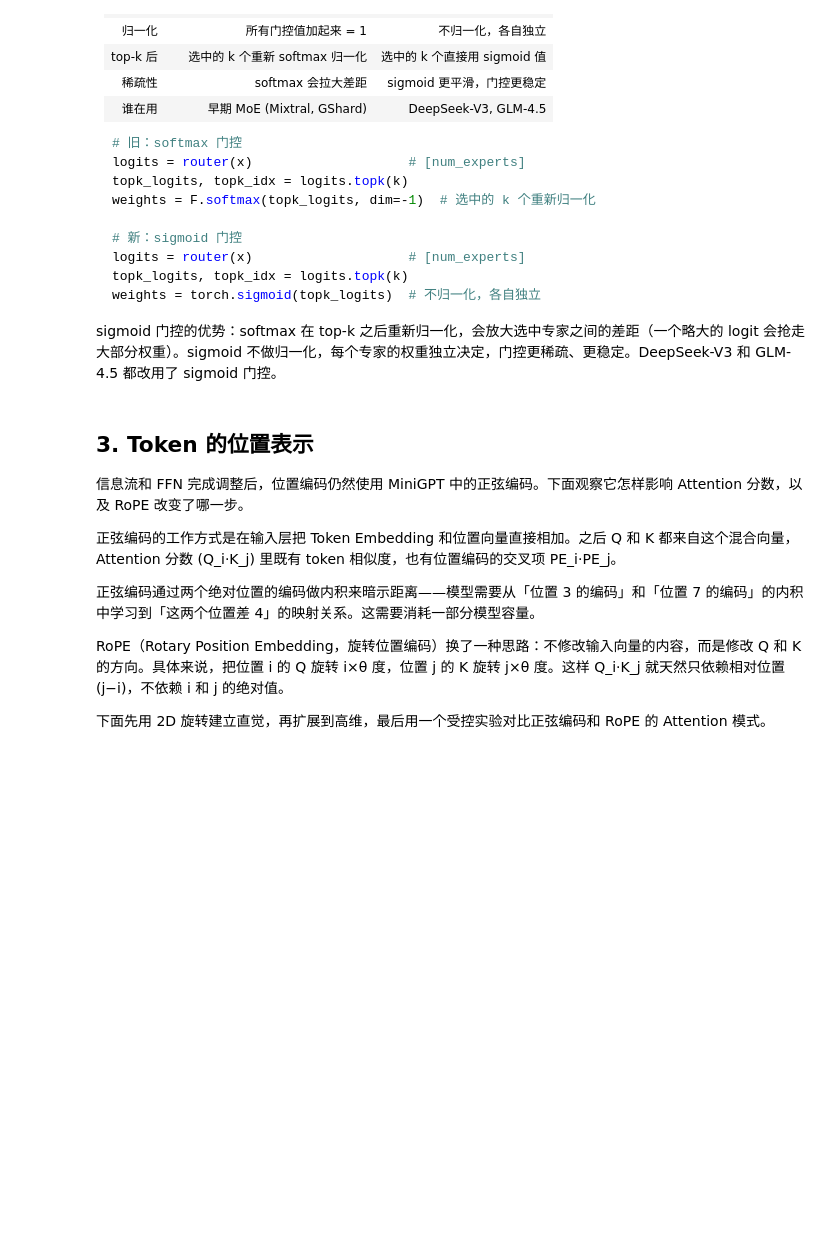
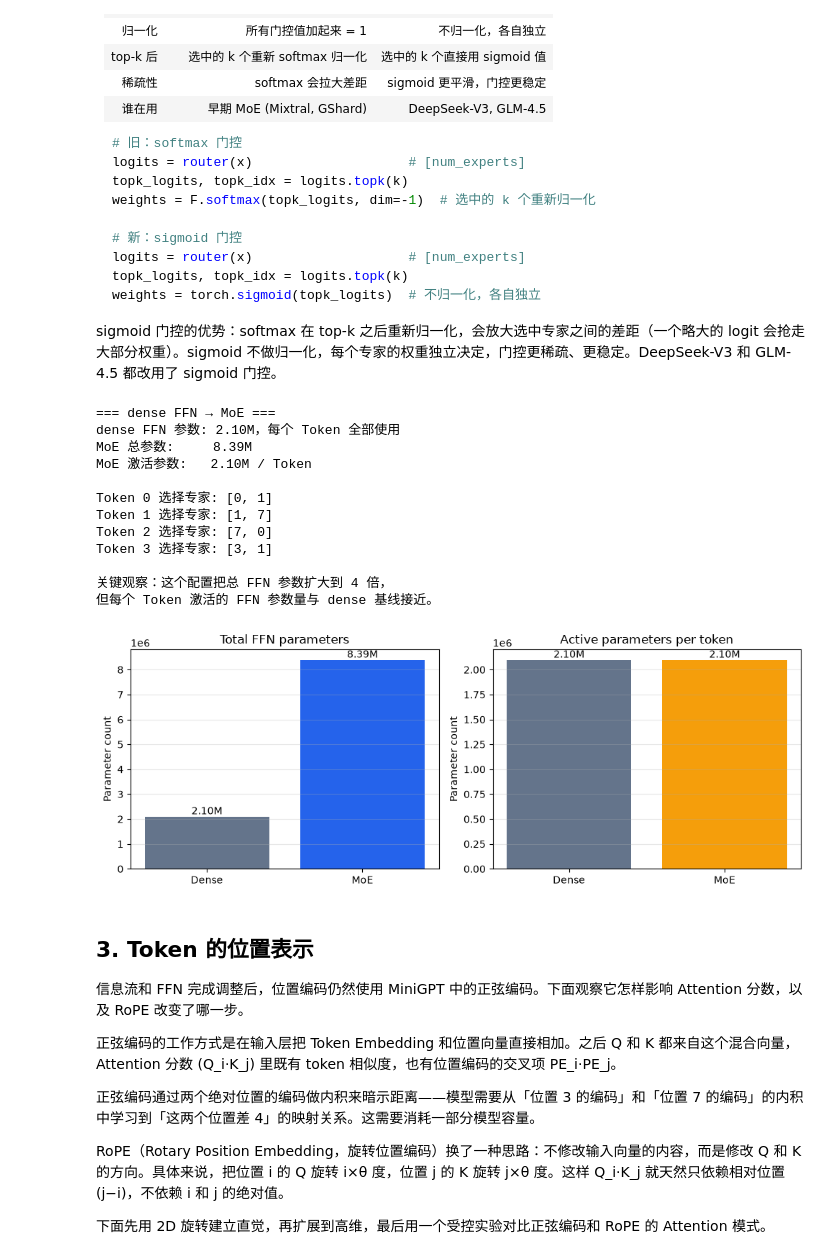
Before and after one commit to walkinglabs/modern-llm-notebook, a Jupyter notebook: notebooks/part2-training/08-gpt2-to-modern-models.ipynb, the cells around one changed output. Drawn from its saved outputs; the diff is of its cells as text; code cells hidden in the pictures; blank space fills up the shorter version.

````diff
--- a/notebooks/part2-training/08-gpt2-to-modern-models.ipynb
+++ b/notebooks/part2-training/08-gpt2-to-modern-models.ipynb
@@ -1019,6 +1049,73 @@ weights = torch.sigmoid(topk_logits)  # 不归一化，各自独立
 ```
 
 sigmoid 门控的优势：softmax 在 top-k 之后重新归一化，会放大选中专家之间的差距（一个略大的 logit 会抢走大部分权重）。sigmoid 不做归一化，每个专家的权重独立决定，门控更稀疏、更稳定。DeepSeek-V3 和 GLM-4.5 都改用了 sigmoid 门控。
+# %%
+# === dense FFN vs MoE：总参数与单 Token 激活参数 ===
+import torch
+import matplotlib.pyplot as plt
+
+d_model = 512
+dense_d_ff = 2048
+num_experts = 8
+top_k = 2
+expert_d_ff = dense_d_ff // top_k
+
+# 忽略 bias：一个 FFN 包含 up 和 down 两个矩阵
+dense_params = 2 * d_model * dense_d_ff
+one_expert_params = 2 * d_model * expert_d_ff
+moe_total_params = num_experts * one_expert_params
+moe_active_params = top_k * one_expert_params
+
+# 用 4 个 Token 模拟 Router 的 top-k 选择
+torch.manual_seed(42)
+router_logits = torch.randn(4, num_experts)
+selected_experts = router_logits.topk(top_k, dim=-1).indices
+
+print("=== dense FFN → MoE ===")
+print(f"dense FFN 参数: {dense_params / 1e6:.2f}M，每个 Token 全部使用")
+print(f"MoE 总参数:     {moe_total_params / 1e6:.2f}M")
+print(f"MoE 激活参数:   {moe_active_params / 1e6:.2f}M / Token")
+print()
+for token_id, experts in enumerate(selected_experts.tolist()):
+    print(f"Token {token_id} 选择专家: {experts}")
+print()
+print("关键观察：这个配置把总 FFN 参数扩大到 4 倍，")
+print("但每个 Token 激活的 FFN 参数量与 dense 基线接近。")
+
+fig, axes = plt.subplots(1, 2, figsize=(10, 3.8))
+axes[0].bar(['Dense', 'MoE'], [dense_params, moe_total_params],
+            color=['#64748b', '#2563eb'])
+axes[0].set_title('Total FFN parameters')
+axes[0].set_ylabel('Parameter count')
+axes[0].grid(True, axis='y', alpha=0.3)
+
+axes[1].bar(['Dense', 'MoE'], [dense_params, moe_active_params],
+            color=['#64748b', '#f59e0b'])
+axes[1].set_title('Active parameters per token')
+axes[1].set_ylabel('Parameter count')
+axes[1].grid(True, axis='y', alpha=0.3)
+
+for ax in axes:
+    for bar in ax.patches:
+        value = bar.get_height()
+        ax.text(bar.get_x() + bar.get_width() / 2, value, f'{value / 1e6:.2f}M',
+                ha='center', va='bottom')
+plt.tight_layout()
+plt.show()
+# %% [output]
+=== dense FFN → MoE ===
+dense FFN 参数: 2.10M，每个 Token 全部使用
+MoE 总参数:     8.39M
+MoE 激活参数:   2.10M / Token
+
+Token 0 选择专家: [0, 1]
+Token 1 选择专家: [1, 7]
+Token 2 选择专家: [7, 0]
+Token 3 选择专家: [3, 1]
+
+关键观察：这个配置把总 FFN 参数扩大到 4 倍，
+但每个 Token 激活的 FFN 参数量与 dense 基线接近。
+[figure, added]
 # %% [markdown]
 ## 3. Token 的位置表示
 
````
Also changed, not shown: parts of 14 cells of this notebook.
